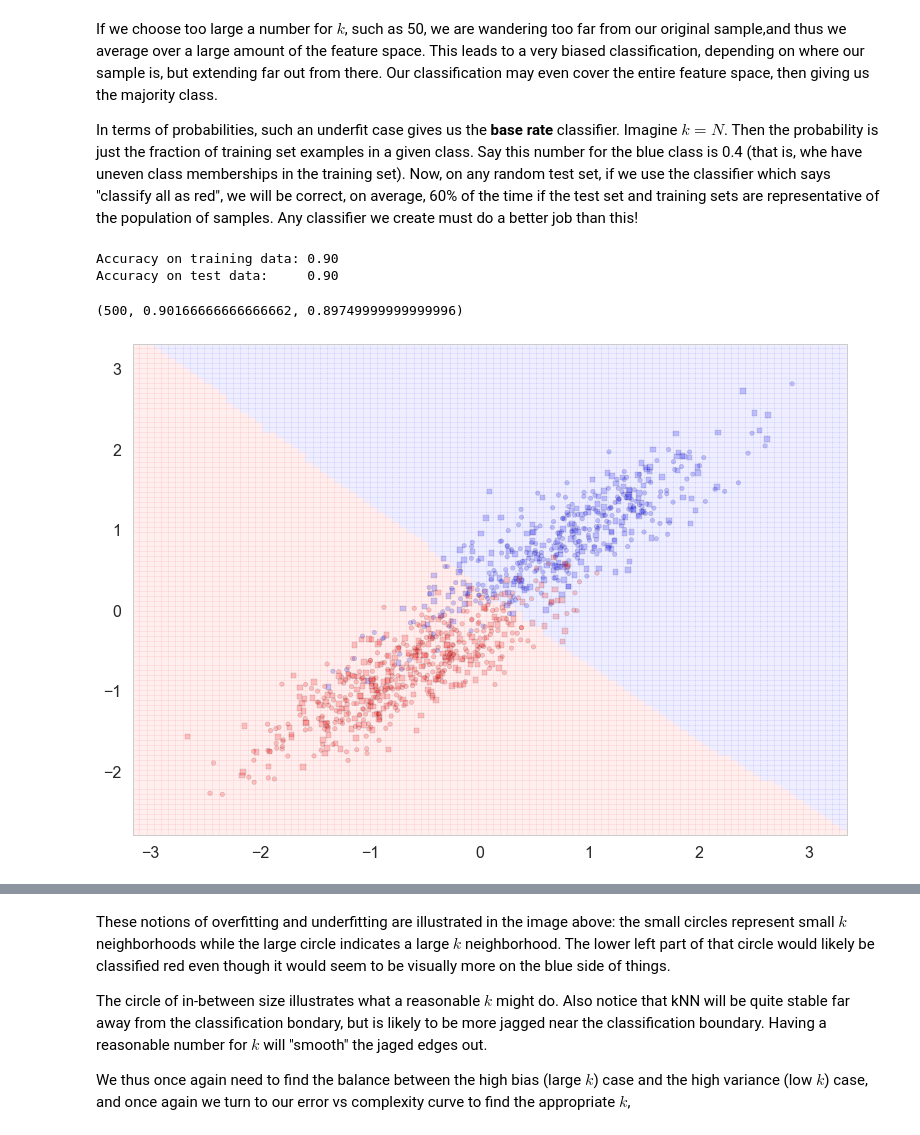
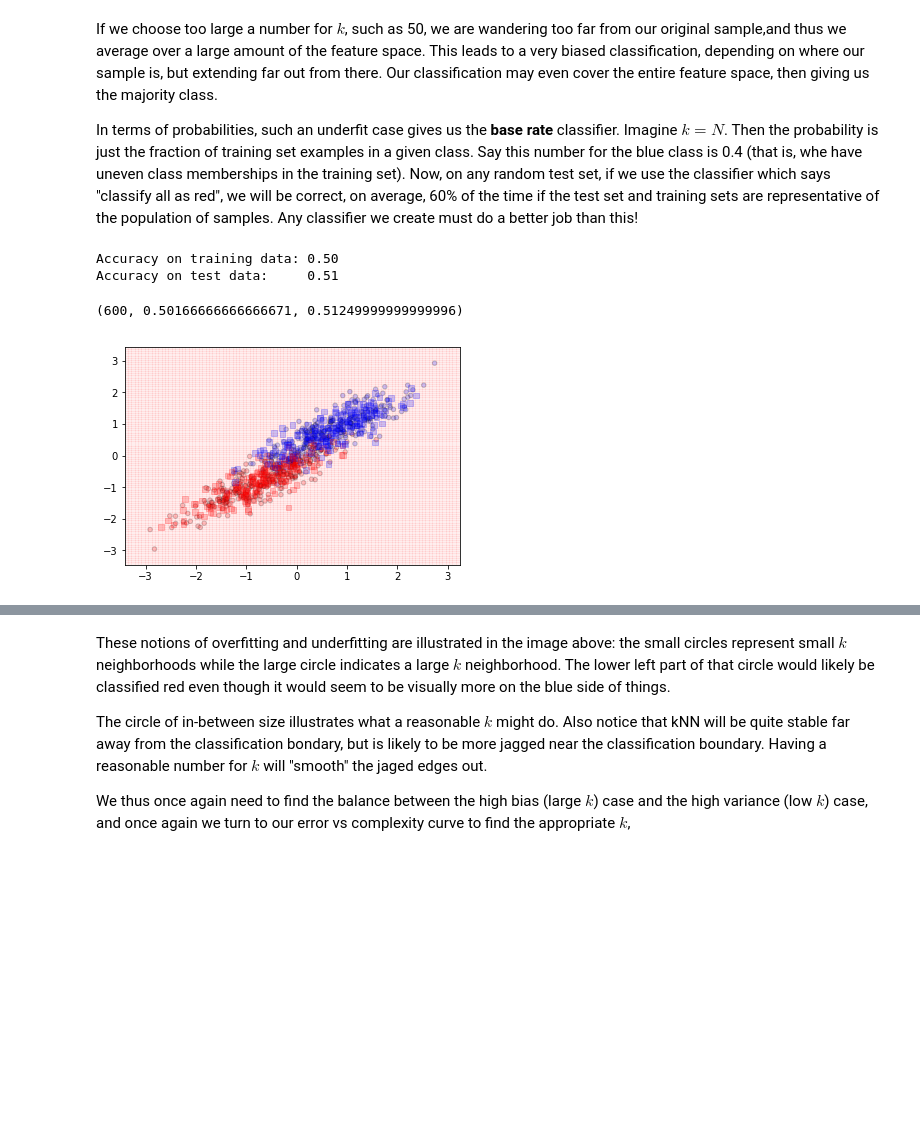
Before and after one commit to Harvard-IACS/computefest2018-sklearn, a Jupyter notebook: classification.ipynb, the cells around one changed output, grey strips where cells are left out. Drawn from its saved outputs; the diff is of its cells as text; code cells hidden in the pictures; blank space fills up the shorter version.

```diff
--- a/classification.ipynb
+++ b/classification.ipynb
@@ -28,7 +28,3 @@ import pandas as pd
 pd.set_option('display.width', 500)
 pd.set_option('display.max_columns', 100)
 pd.set_option('display.notebook_repr_html', True)
-import seaborn as sns
-sns.set_style("whitegrid")
-sns.set_context("poster")
-from PIL import Image
@@ -234,12 +231,12 @@ If we choose too large a number for $k$, such as 50, we are wandering too far fr
 
 In terms of probabilities, such an underfit case gives us the **base rate** classifier. Imagine $k=N$. Then the probability is just the fraction of training set examples in a given class. Say this number for the blue class is 0.4 (that is, whe have uneven class memberships in the training set). Now, on any random test set, if we use the classifier which says "classify all as red", we will be correct, on average, 60% of the time if the test set and training sets are representative of the population of samples. Any classifier we create must do a better job than this!
 # %%
-classify(Xs,ys,500)
+classify(Xs,ys,600)
 # %% [output]
-Accuracy on training data: 0.90
-Accuracy on test data:     0.90
+Accuracy on training data: 0.50
+Accuracy on test data:     0.51
-(500, 0.90166666666666662, 0.89749999999999996)
+(600, 0.50166666666666671, 0.51249999999999996)
-[figure, old version]
+[figure, new version]
 # %% [markdown]
 ![m:knn2](images/knn2.png)
 # %% [markdown]
```
Also changed, not shown: parts of 46 cells of this notebook, 3 other files.
